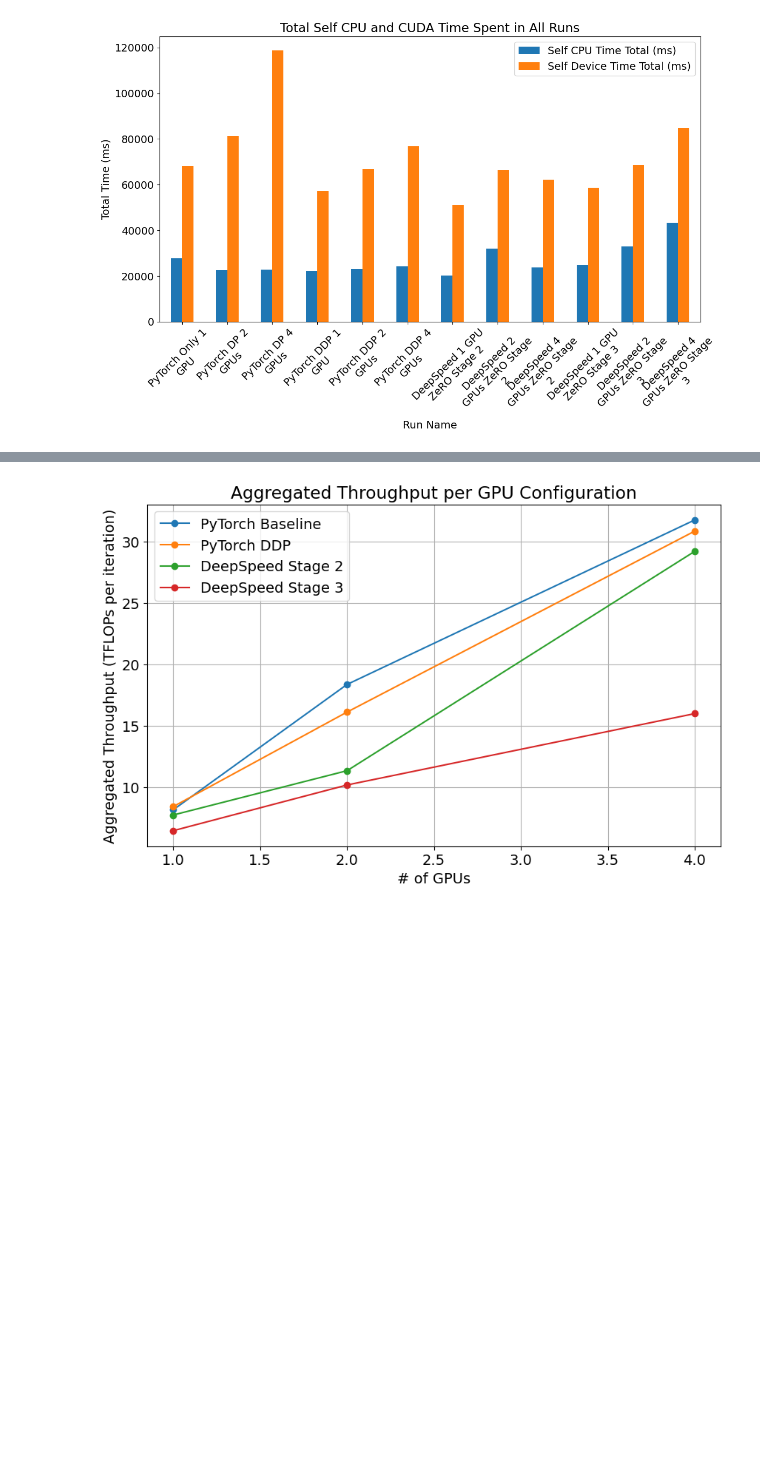
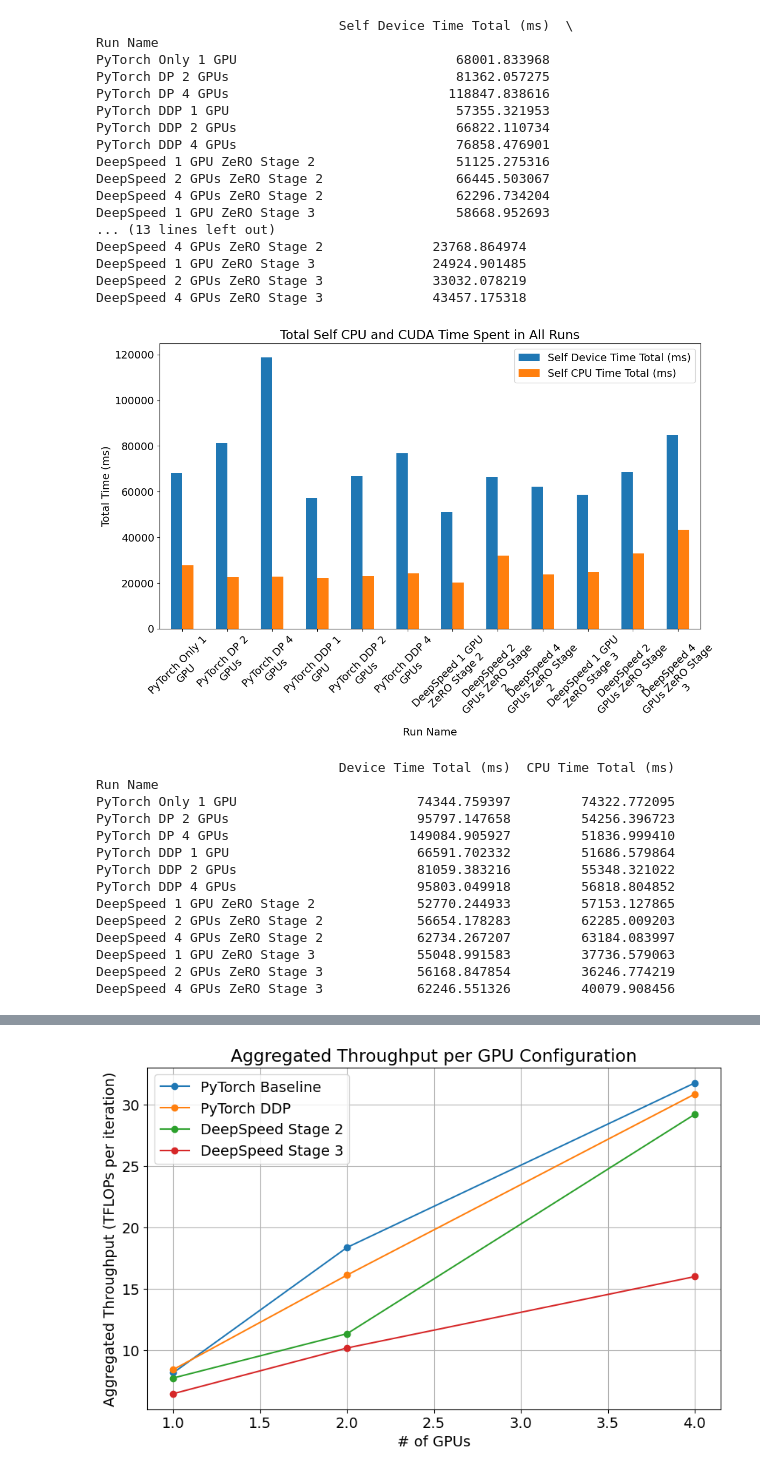
Before and after one commit to XXXG00W0/hpml_project, a Jupyter notebook: classify_profiler_functions.ipynb, the cells around one changed output, grey strips where cells are left out. Cells and saved outputs as stored; diff of their text form; code cells hidden in the pictures; blank space fills up the shorter version.

```diff
--- a/classify_profiler_functions.ipynb
+++ b/classify_profiler_functions.ipynb
@@ -143,7 +167,7 @@ for run_name, data in csv_files.items():
     data['Category'] = data['Name'].apply(classify_function)
     category_times = data.groupby('Category')[['Device Time Total (ms)', 'CPU Time Total (ms)']].sum()
     fig, ax = plt.subplots(figsize=(12, 8))
-    category_times.plot(kind='bar', ax=ax, log=True)
+    category_times.plot(kind='bar', ax=ax, log=False)
     ax.set_xticklabels([textwrap.fill(text, 15) for text in category_times.index], rotation=45, ha='center')
     ax.set_xlabel('Category')
     ax.set_ylabel('Total Time (ms)')
@@ -193,7 +251,7 @@ for category in categories.keys():
         continue
     fig, ax = plt.subplots(figsize=(12, 8))
     category_data = category_times_df.loc[category].unstack()
-    category_data.plot(kind='bar', ax=ax, log=True)
+    category_data.plot(kind='bar', ax=ax, log=False)
     ax.set_xticks(range(len(category_data.index)))
     ax.set_xticklabels([textwrap.fill(text, 15) for text in category_data.index], rotation=45, ha='center')
     ax.set_xlabel('Run Name')
@@ -217,7 +276,7 @@ total_times = {run_name: data[['Device Time Total (ms)', 'CPU Time Total (ms)']]
                for run_name, data in csv_files.items()}
 total_times_df = pd.DataFrame(total_times).T
 total_times_df.index.name = 'Run Name'
-print(total_times_df.head())
+print(total_times_df)
 
 
 plt.rcParams.update({'font.size': 14})
@@ -226,7 +285,7 @@ plt.rcParams.update({'font.size': 14})
 fig, ax = plt.subplots(figsize=(12, 8))
 # Add a warped x-axis to avoid overlap
 total_times_df.index = [textwrap.fill(text, 15) for text in total_times_df.index]
-total_times_df.plot(kind='bar', ax=ax, log=True, rot=45)
+total_times_df.plot(kind='bar', ax=ax, log=False, rot=45)
 ax.set_xlabel('Run Name')
 ax.set_ylabel('Total Time (ms)')
 ax.set_title('Total CPU and CUDA Time Spent in All Runs')
@@ -237,11 +296,11 @@ plt.show()
 
 
 # Aggregate the Self CPU time total and Self CUDA time total for all runs
-self_times = {run_name: data[['Self CPU Time Total (ms)', 'Self Device Time Total (ms)']].sum()
+self_times = {run_name: data[['Self Device Time Total (ms)', 'Self CPU Time Total (ms)']].sum()
               for run_name, data in csv_files.items()}
 self_times_df = pd.DataFrame(self_times).T
 self_times_df.index.name = 'Run Name'
-self_times_df
+print(self_times_df)
 
 # Visualize the Self CPU time total and Self CUDA time total for all runs
 fig, ax = plt.subplots(figsize=(12, 8))
@@ -253,4 +312,24 @@ ax.set_ylabel('Total Time (ms)')
 ax.set_title('Total Self CPU and CUDA Time Spent in All Runs')
 plt.tight_layout()
 plt.show()
+
+# Aggregate the total time spent in  ['Device Time Total (ms)', 'CPU Time Total (ms)'] for all runs BUT remove profiler rows
+total_times_no_profiler = {run_name: data[~data['Name'].str.contains('Profiler')][['Device Time Total (ms)', 'CPU Time Total (ms)']].sum()
+                            for run_name, data in csv_files.items()}
+total_times_no_profiler_df = pd.DataFrame(total_times_no_profiler).T
+total_times_no_profiler_df.index.name = 'Run Name'
+print(total_times_no_profiler_df)
+
+# Visualize the total time spent in ['Device Time Total (ms)', 'CPU Time Total (ms)'] for all runs BUT remove profiler rows
+fig, ax = plt.subplots(figsize=(12, 8))
+# Add a warped x-axis to avoid overlap
+total_times_no_profiler_df.index = [textwrap.fill(text, 15) for text in total_times_no_profiler_df.index]
+total_times_no_profiler_df.plot(kind='bar', ax=ax, log=False, rot=45)
+ax.set_xlabel('Run Name')
+ax.set_ylabel('Total Time (ms)')
+ax.set_title('Total CPU and CUDA Time Spent in All Runs (Excluding Profiler)')
+# Not Log scale for y-axis
+plt.yscale('linear')
+plt.tight_layout()
+plt.show()
 # %% [output]
@@ -264,2 +350,33 @@ PyTorch DDP 2 GPUs           109376.302799         75949.290325
 [figure]
+                               Self Device Time Total (ms)  \
+Run Name
+PyTorch Only 1 GPU                            68001.833968
+PyTorch DP 2 GPUs                             81362.057275
+PyTorch DP 4 GPUs                            118847.838616
+PyTorch DDP 1 GPU                             57355.321953
+PyTorch DDP 2 GPUs                            66822.110734
+PyTorch DDP 4 GPUs                            76858.476901
+DeepSpeed 1 GPU ZeRO Stage 2                  51125.275316
+DeepSpeed 2 GPUs ZeRO Stage 2                 66445.503067
+DeepSpeed 4 GPUs ZeRO Stage 2                 62296.734204
+DeepSpeed 1 GPU ZeRO Stage 3                  58668.952693
+... (13 lines left out)
+DeepSpeed 4 GPUs ZeRO Stage 2              23768.864974
+DeepSpeed 1 GPU ZeRO Stage 3               24924.901485
+DeepSpeed 2 GPUs ZeRO Stage 3              33032.078219
+DeepSpeed 4 GPUs ZeRO Stage 3              43457.175318
-[figure, old version]
+[figure, new version]
+                               Device Time Total (ms)  CPU Time Total (ms)
+Run Name
+PyTorch Only 1 GPU                       74344.759397         74322.772095
+PyTorch DP 2 GPUs                        95797.147658         54256.396723
+PyTorch DP 4 GPUs                       149084.905927         51836.999410
+PyTorch DDP 1 GPU                        66591.702332         51686.579864
+PyTorch DDP 2 GPUs                       81059.383216         55348.321022
+PyTorch DDP 4 GPUs                       95803.049918         56818.804852
+DeepSpeed 1 GPU ZeRO Stage 2             52770.244933         57153.127865
+DeepSpeed 2 GPUs ZeRO Stage 2            56654.178283         62285.009203
+DeepSpeed 4 GPUs ZeRO Stage 2            62734.267207         63184.083997
+DeepSpeed 1 GPU ZeRO Stage 3             55048.991583         37736.579063
+DeepSpeed 2 GPUs ZeRO Stage 3            56168.847854         36246.774219
+DeepSpeed 4 GPUs ZeRO Stage 3            62246.551326         40079.908456
```
Also changed, not shown: parts of 7 cells of this notebook, 3 other files.
